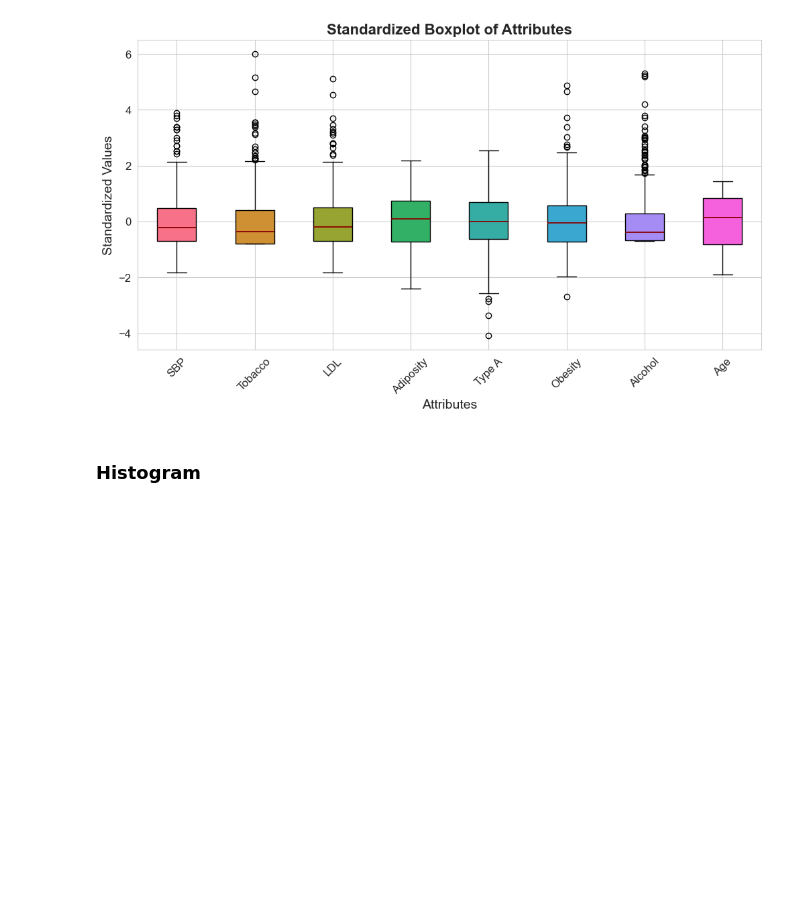
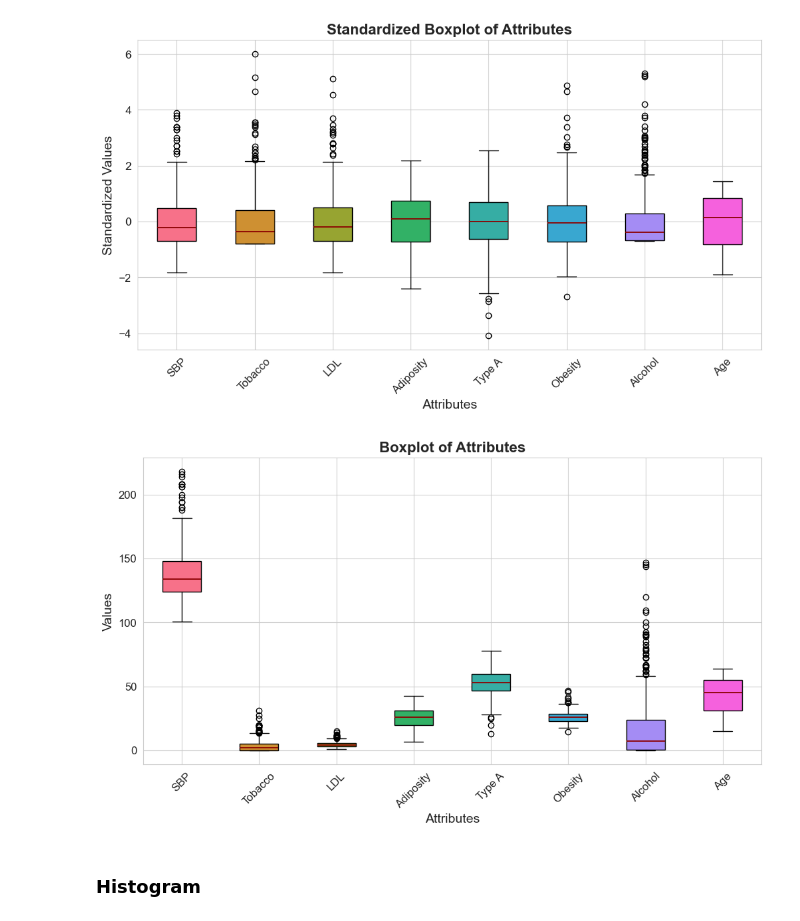
Before and after one commit to trinesoe/02450_Project1, a Jupyter notebook: visualizations.ipynb, the cells around one changed output. Saved outputs shown, nothing was run; the diff lists cells and outputs as text; code cells hidden in the pictures; blank space fills up the shorter version.

Commit message:
Change plots

```diff
--- a/visualizations.ipynb
+++ b/visualizations.ipynb
@@ -150,6 +150,34 @@ plt.savefig("plots/standardized_boxplot.png")
 plt.show()
 # %% [output]
 [figure]
+# %%
+# Set Seaborn style for better visuals
+sns.set_style("whitegrid")
+
+# Create a colorful boxplot
+plt.figure(figsize=(12, 6))
+box = plt.boxplot(X_plot, patch_artist=True,
+                  medianprops={"color": "darkred", "linewidth": 1.3})  # Set the thickness of the red mean line
+
+# Define a color palette
+colors = sns.color_palette("husl", len(box["boxes"]))
+
+# Color each box in the plot
+for patch, color in zip(box["boxes"], colors):
+    patch.set_facecolor(color)
+
+# Customize ticks and labels
+plt.xticks(range(1, M_plot+1), attributeNames_plot, rotation=45, fontsize=12)
+plt.yticks(fontsize=12)
+plt.title("Boxplot of Attributes", fontsize=16, fontweight="bold")
+plt.xlabel("Attributes", fontsize=14)
+plt.ylabel("Values", fontsize=14)
+
+# Show the plot
+plt.savefig("plots/boxplot.png")
+plt.show()
+# %% [output]
+[figure, added]
 # %% [markdown]
 ### Histogram
 # %%
```
Also changed, not shown: parts of 3 cells of this notebook, 2 other files.
